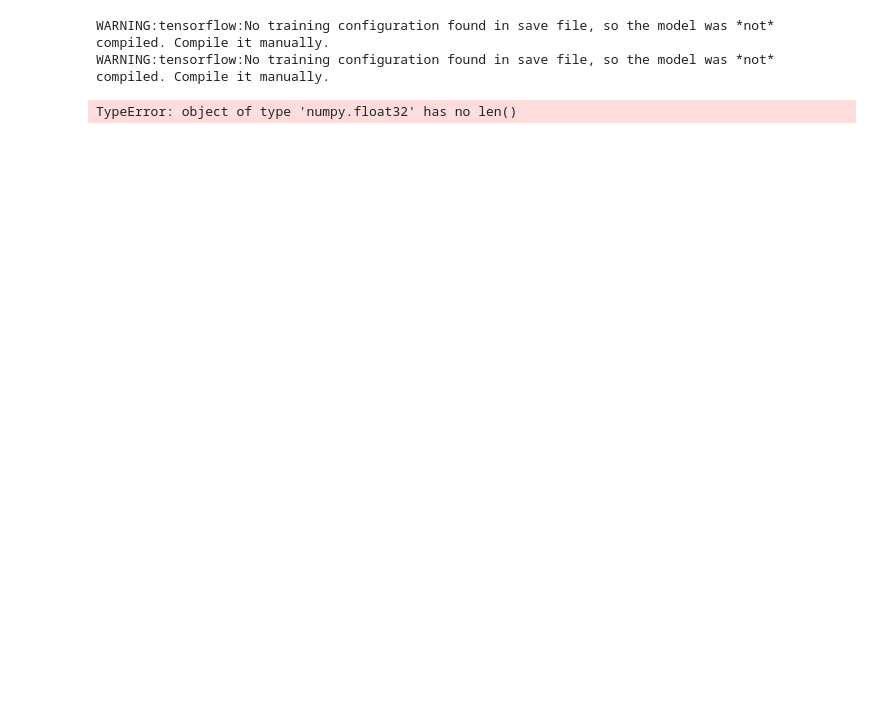
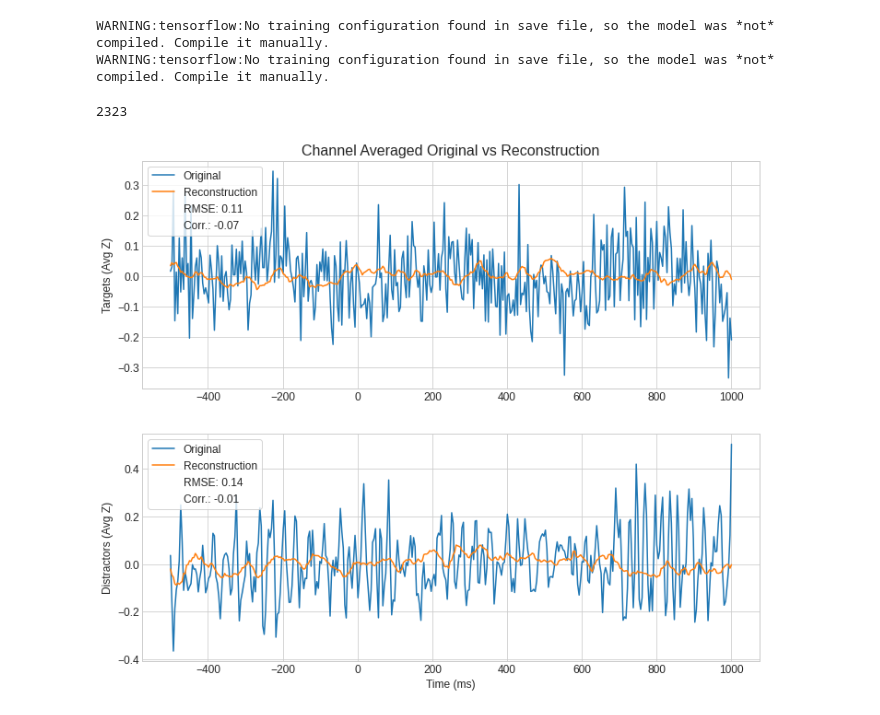
Before and after one commit to zainakh/bci-representation-learning, a Jupyter notebook: plot-eeg-reconstructions.ipynb, the cells around one changed output. Saved outputs shown, nothing was run; the diff lists cells and outputs as text; code cells hidden in the pictures; blank space fills up the shorter version.

```diff
--- a/plot-eeg-reconstructions.ipynb
+++ b/plot-eeg-reconstructions.ipynb
@@ -20,8 +17,17 @@ eeg_train, eeg_test, pupil_train, pupil_test = utils.read_single_trial_datasets(
+# %%
+data_root = "/home/zainkhan/bci-representation-learning"
+eeg_train, eeg_test, pupil_train, pupil_test, sub_cond = utils.read_single_trial_datasets(data_root)
+sub_cond_train = sub_cond[:eeg_train.shape[0], :]
+sub_cond_test = sub_cond[eeg_train.shape[0]:, :]
+#eeg_train, eeg_test = utils.remove_noisy_trials(eeg_train, eeg_test)
+#sub_cond_train, sub_cond_test = utils.remove_noisy_trials(sub_cond_train, sub_cond_test)
+eeg = np.concatenate((eeg_train, eeg_test), axis=0)
+sub_cond = np.concatenate((sub_cond_train, sub_cond_test), axis=0)
 # %%
 # Load all encoders/decoders
 vae = VAE(beta=beta_eeg, latent_dim=latent_dim)
-vae.encoder = keras.models.load_model("vae_encoder_z/vae_encoder")
-vae.decoder = keras.models.load_model("vae_decoder_z/vae_decoder")
+vae.encoder = keras.models.load_model("vae_encoder_noise/vae_encoder")
+vae.decoder = keras.models.load_model("vae_decoder_noise/vae_decoder")
 # %% [output]
 WARNING:tensorflow:No training configuration found in save file, so the model was *not* compiled. Compile it manually.
 WARNING:tensorflow:No training configuration found in save file, so the model was *not* compiled. Compile it manually.
@@ -90,11 +96,21 @@ def plot_eeg_reconstruction(orig, rec, save=False, filename=''):
     if save:
         fig.savefig(filename + '.png')
 # %%
-_, _, eeg_encode = vae.encoder.predict(eeg_test)
+_, _, eeg_encode = vae.encoder.predict(eeg)
 ee_rec = vae.decoder.predict(eeg_encode)
+
+eeg_encode_train = eeg_encode[:len(eeg_train)]
+eeg_encode_test = eeg_encode[len(eeg_train):]
+
+ee_rec_train = ee_rec[len(eeg_train):]
+ee_rec_test = ee_rec[len(eeg_train):]
+# %%
+len(eeg_train)
+# %% [output]
+2323
 # %%
-i = 500
+i = 300
 fn = 'ee' + str(i)
-plot_eeg_reconstruction(eeg_test[i], ee_rec[i], save=True, filename=fn)
+plot_eeg_reconstruction(eeg_test[i], ee_rec[i], save=False, filename=fn)
 # %% [output]
-TypeError: object of type 'numpy.float32' has no len()
+[figure, added]
```
Also changed, not shown: parts of 44 cells of this notebook, 3 other files.
